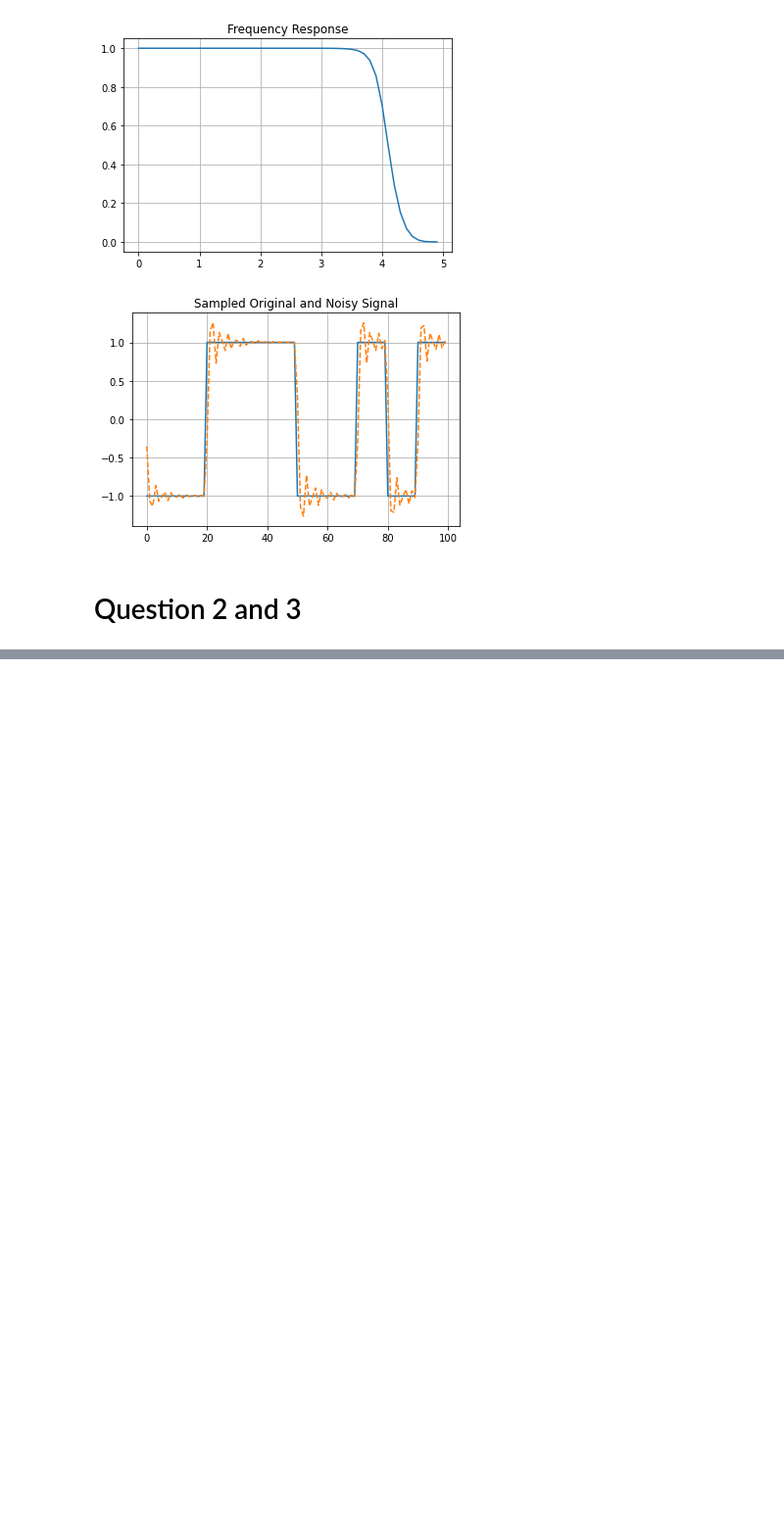
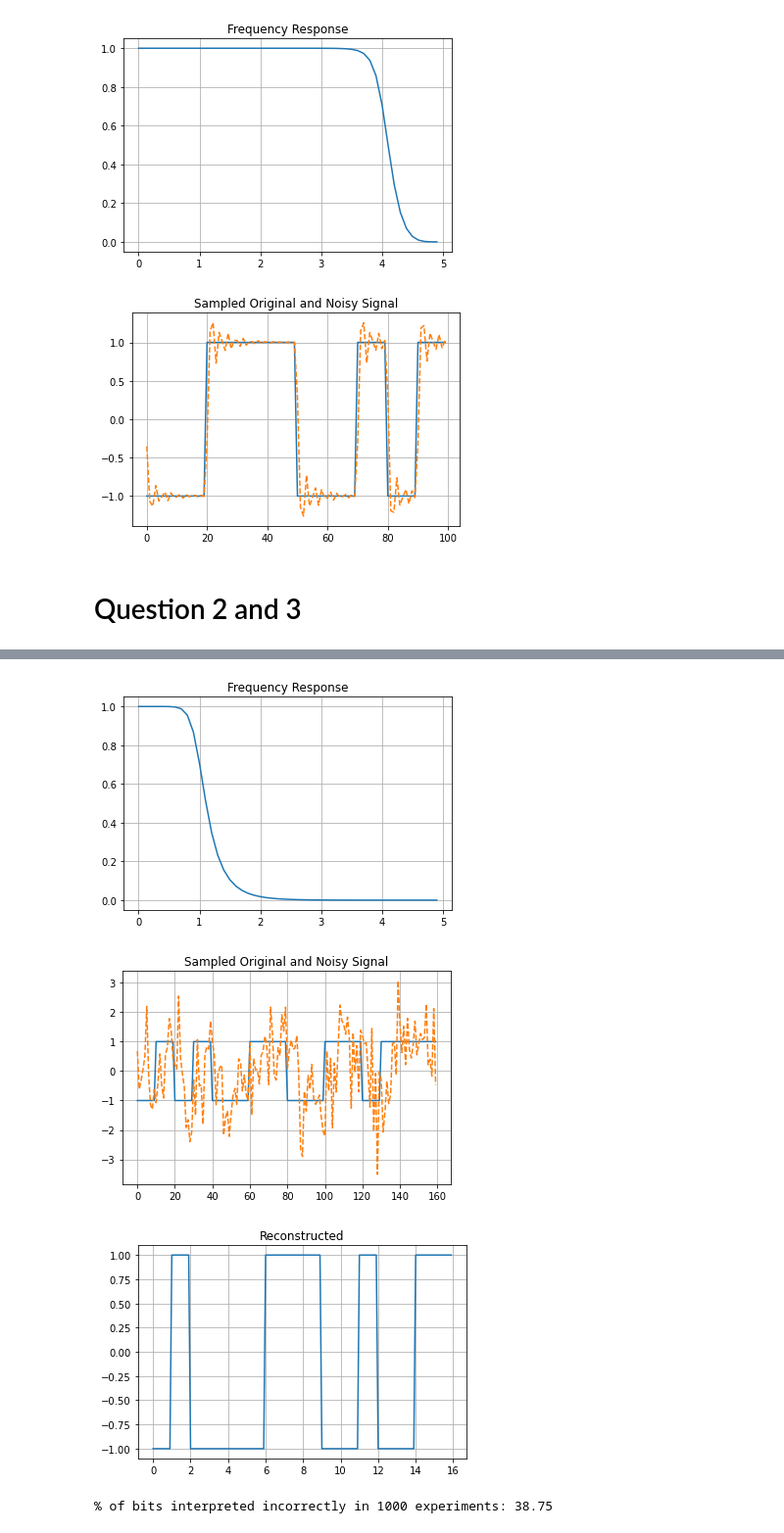
Before and after one commit to shantanutyagi67/CT303_Labs, a Jupyter notebook: lab7/channel.ipynb, the cells around one changed output, grey strips where cells are left out. Shown: that part at 98% size. Cells and saved outputs as stored; diff of their text form; code cells hidden in the pictures; blank space fills up the shorter version.

```diff
--- a/lab7/channel.ipynb
+++ b/lab7/channel.ipynb
@@ -288,0 +183,15 @@ print('% of bits interpreted incorrectly:',count*100/n)
+# %%
+A = 1
+n = 16
+T = 1
+samples = 10
+dt = 1/samples
+fcut=1
+nvar = 1
+figvar=1
+_2n3(A,n,T,samples,dt,fcut,nvar,figvar)
+# %% [output]
+[figure, added]
+[figure, added]
+[figure, added]
+% of bits interpreted incorrectly in 1000 experiments: 38.75
```
Also changed, not shown: parts of 11 cells of this notebook.
